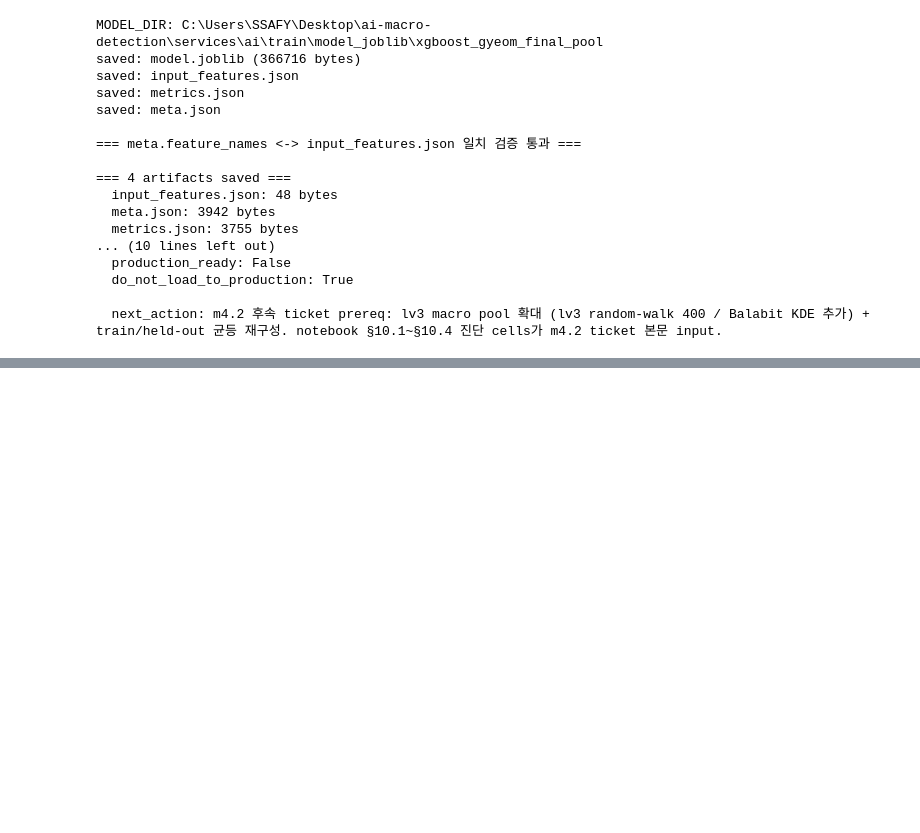
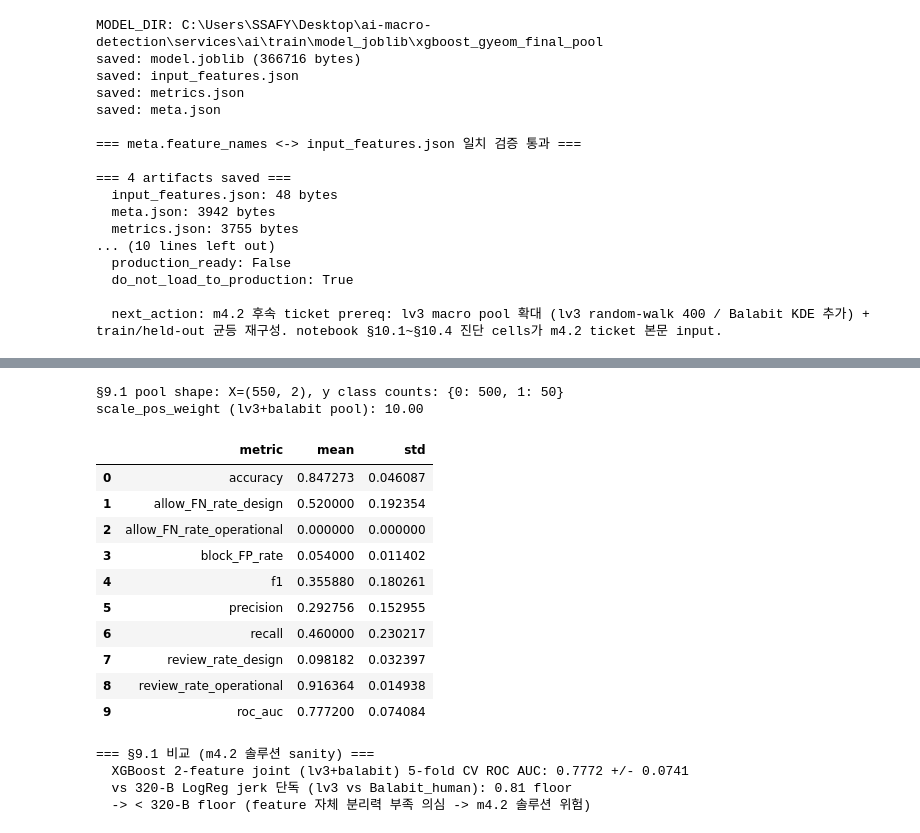
Before and after one commit to Tickle-ticket/Tickle, a Jupyter notebook: services/ai/train/model_experiment/xgboost_gyeom_final_pool.ipynb, the cells around one changed output, grey strips where cells are left out. Drawn from its saved outputs; the diff is of its cells as text; code cells hidden in the pictures; blank space fills up the shorter version.

```diff
--- a/services/ai/train/model_experiment/xgboost_gyeom_final_pool.ipynb
+++ b/services/ai/train/model_experiment/xgboost_gyeom_final_pool.ipynb
@@ -1101,0 +1109,71 @@ saved: meta.json
+# %%
+# §9.1: lv3_kde (50) + balabit (500) = 550 samples 5-fold CV
+# 320-B 정합: lv3 vs Balabit_human 분리력 (LogReg jerk AUC 0.81)
+# 본 §9.1: 2-feature joint XGBoost (scale_pos_weight 동적 재산정)
+
+balabit_mask = cv_pool["trial_group"] == "balabit"
+X_balabit = X_cv[balabit_mask]
+y_balabit = y_cv[balabit_mask.values]
+
+X_lv3balabit = pd.concat([X_lv3, X_balabit], ignore_index=True)
+y_lv3balabit = np.concatenate([y_lv3, y_balabit])
+print(f"§9.1 pool shape: X={X_lv3balabit.shape}, y class counts: {dict(zip(*np.unique(y_lv3balabit, return_counts=True)))}")
+
+# scale_pos_weight 동적 재산정
+n_neg_91 = int((y_lv3balabit == 0).sum())
+n_pos_91 = int((y_lv3balabit == 1).sum())
+spw_91 = n_neg_91 / max(n_pos_91, 1)
+print(f"scale_pos_weight (lv3+balabit pool): {spw_91:.2f}")
+
+
+def build_model_91(seed=SEED):
+    return Pipeline([
+        ("imputer", SimpleImputer(strategy="median")),
+        ("clf", XGBClassifier(
+            n_estimators=400, max_depth=3, learning_rate=0.03,
+            subsample=0.9, colsample_bytree=0.9,
+            objective="binary:logistic", eval_metric="logloss",
+            scale_pos_weight=spw_91, tree_method="hist",
+            random_state=seed, n_jobs=-1,
+        )),
+    ])
+
+
+from sklearn.model_selection import StratifiedKFold
+skf_5 = StratifiedKFold(n_splits=5, shuffle=True, random_state=SEED)
+
+cv_91 = cross_validate(
+    build_model_91(SEED), X_lv3balabit, y_lv3balabit,
+    cv=skf_5, scoring=SCORING, n_jobs=-1,
+)
+cv_91_summary = pd.DataFrame([
+    {"metric": m.replace("test_", ""), "mean": float(v.mean()), "std": float(v.std(ddof=1))}
+    for m, v in cv_91.items() if m.startswith("test_")
+]).sort_values("metric").reset_index(drop=True)
+display(cv_91_summary)
+
+auc_91 = float(cv_91_summary[cv_91_summary["metric"] == "roc_auc"]["mean"].iloc[0])
+auc_91_std = float(cv_91_summary[cv_91_summary["metric"] == "roc_auc"]["std"].iloc[0])
+print(f"\n=== §9.1 비교 (m4.2 솔루션 sanity) ===")
+print(f"  XGBoost 2-feature joint (lv3+balabit) 5-fold CV ROC AUC: {auc_91:.4f} +/- {auc_91_std:.4f}")
+print(f"  vs 320-B LogReg jerk 단독 (lv3 vs Balabit_human): 0.81 floor")
+status_91 = ">= 320-B floor (feature 자체 분리력 OK -> m4.2 솔루션 합당)" if auc_91 >= 0.81 else "< 320-B floor (feature 자체 분리력 부족 의심 -> m4.2 솔루션 위험)"
+print(f"  -> {status_91}")
+# %% [output]
+§9.1 pool shape: X=(550, 2), y class counts: {0: 500, 1: 50}
+scale_pos_weight (lv3+balabit pool): 10.00
+|  | metric | mean | std |
+| 0 | accuracy | 0.847273 | 0.046087 |
+| 1 | allow_FN_rate_design | 0.520000 | 0.192354 |
+| 2 | allow_FN_rate_operational | 0.000000 | 0.000000 |
+| 3 | block_FP_rate | 0.054000 | 0.011402 |
+| 4 | f1 | 0.355880 | 0.180261 |
+| 5 | precision | 0.292756 | 0.152955 |
+| 6 | recall | 0.460000 | 0.230217 |
+| 7 | review_rate_design | 0.098182 | 0.032397 |
+| 8 | review_rate_operational | 0.916364 | 0.014938 |
+| 9 | roc_auc | 0.777200 | 0.074084 |
+=== §9.1 비교 (m4.2 솔루션 sanity) ===
+  XGBoost 2-feature joint (lv3+balabit) 5-fold CV ROC AUC: 0.7772 +/- 0.0741
+  vs 320-B LogReg jerk 단독 (lv3 vs Balabit_human): 0.81 floor
+  -> < 320-B floor (feature 자체 분리력 부족 의심 -> m4.2 솔루션 위험)
```
Also changed, not shown: parts of 5 cells of this notebook.
